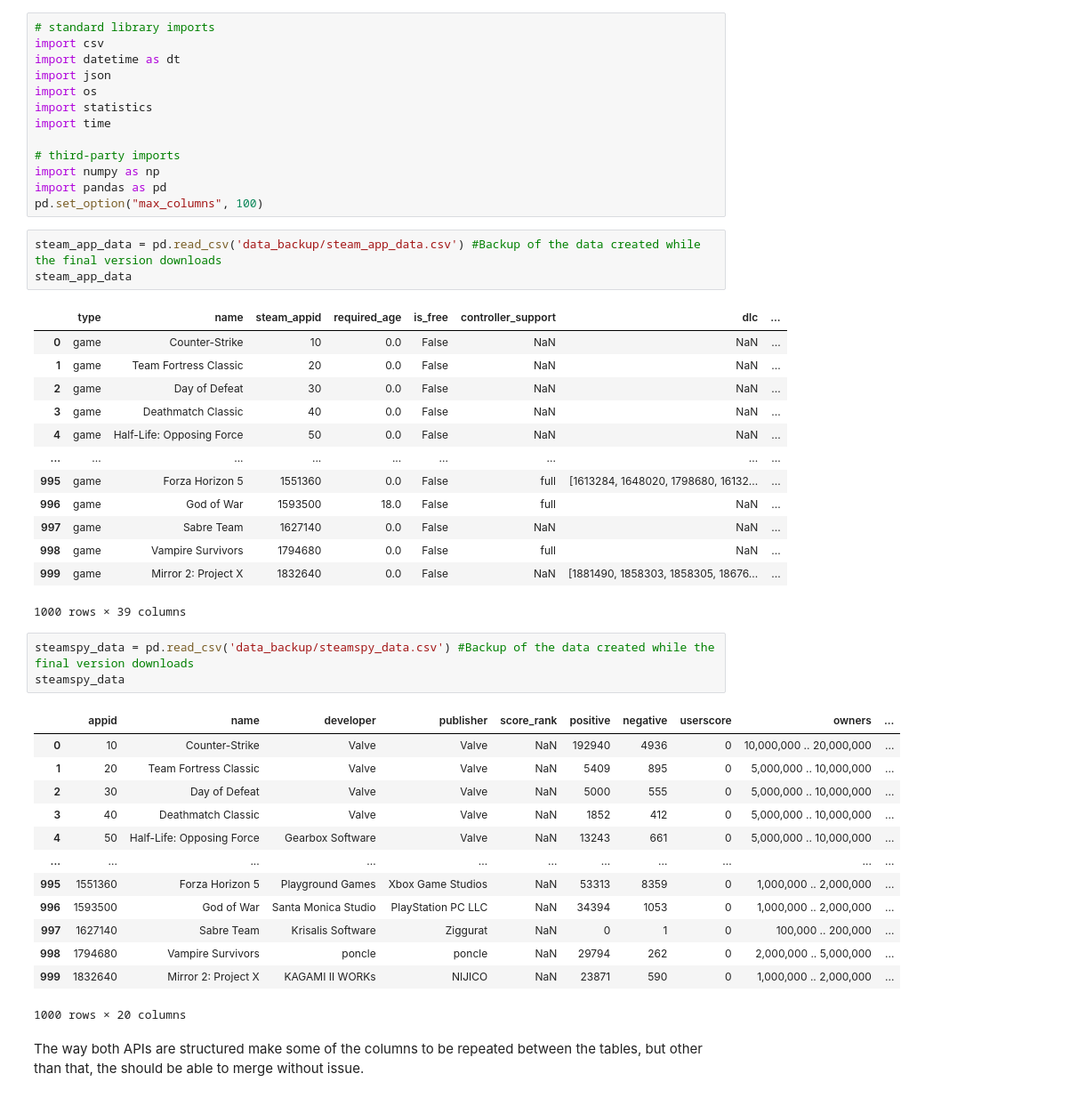
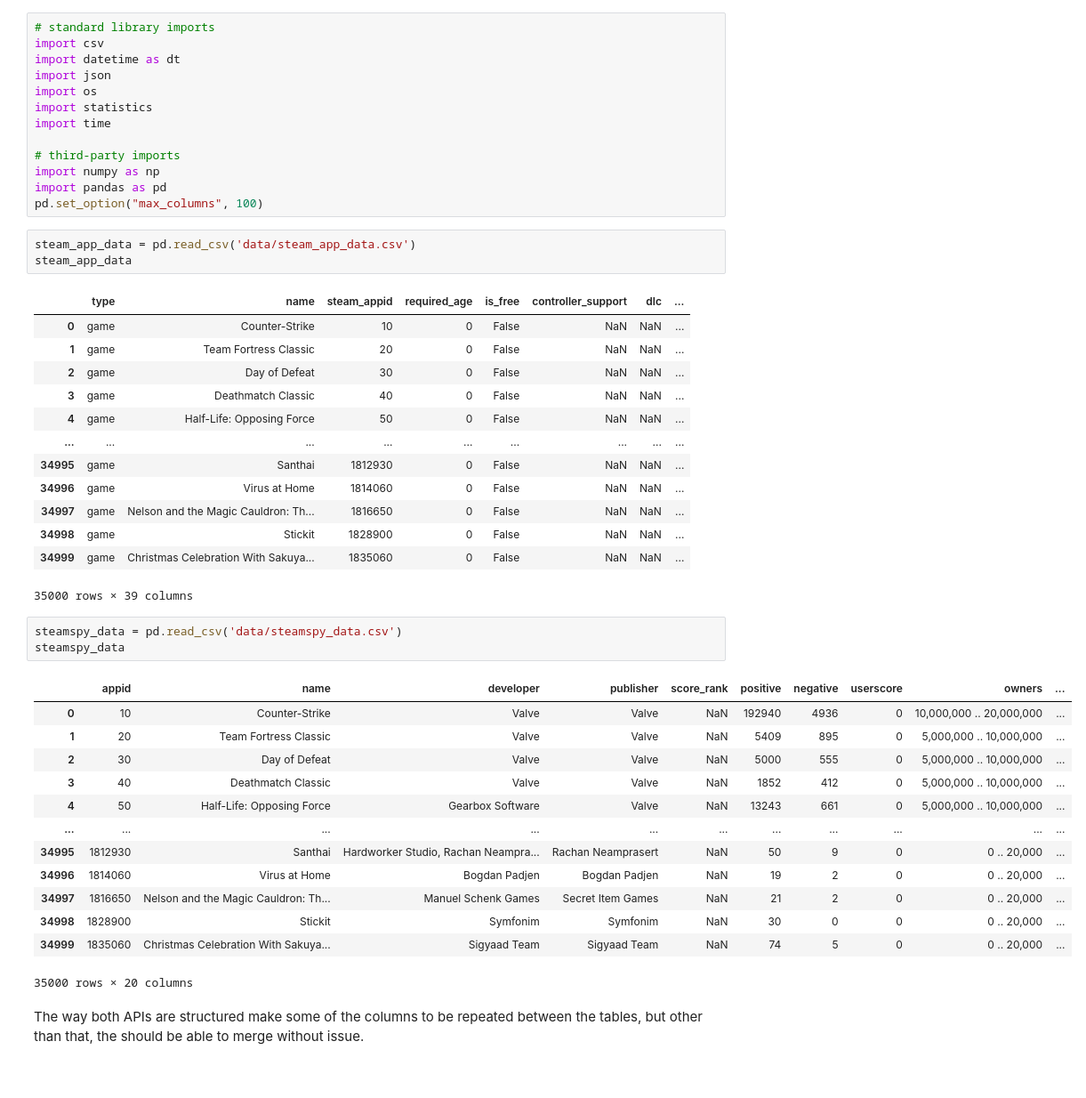
Before and after one commit to cargide/steam-store-analysis, a Jupyter notebook: 2-cleanup.ipynb, the cells around one changed output. Shown at 89% size. Drawn from its saved outputs; the diff is of its cells as text.

```diff
--- a/2-cleanup.ipynb
+++ b/2-cleanup.ipynb
@@ -17,39 +17,39 @@ import numpy as np
 import pandas as pd
 pd.set_option("max_columns", 100)
 # %%
-steam_app_data = pd.read_csv('data_backup/steam_app_data.csv') #Backup of the data created while the final version downloads
+steam_app_data = pd.read_csv('data/steam_app_data.csv')
 steam_app_data
 # %% [output]
 |  | type | name | steam_appid | required_age | is_free | controller_support | dlc | ... |
-| 0 | game | Counter-Strike | 10 | 0.0 | False | NaN | NaN | ... |
-| 1 | game | Team Fortress Classic | 20 | 0.0 | False | NaN | NaN | ... |
-| 2 | game | Day of Defeat | 30 | 0.0 | False | NaN | NaN | ... |
-| 3 | game | Deathmatch Classic | 40 | 0.0 | False | NaN | NaN | ... |
-| 4 | game | Half-Life: Opposing Force | 50 | 0.0 | False | NaN | NaN | ... |
+| 0 | game | Counter-Strike | 10 | 0 | False | NaN | NaN | ... |
+| 1 | game | Team Fortress Classic | 20 | 0 | False | NaN | NaN | ... |
+| 2 | game | Day of Defeat | 30 | 0 | False | NaN | NaN | ... |
+| 3 | game | Deathmatch Classic | 40 | 0 | False | NaN | NaN | ... |
+| 4 | game | Half-Life: Opposing Force | 50 | 0 | False | NaN | NaN | ... |
 | ... | ... | ... | ... | ... | ... | ... | ... | ... |
-| 995 | game | Forza Horizon 5 | 1551360 | 0.0 | False | full | [1613284, 1648020, 1798680, 16132... | ... |
-| 996 | game | God of War | 1593500 | 18.0 | False | full | NaN | ... |
-| 997 | game | Sabre Team | 1627140 | 0.0 | False | NaN | NaN | ... |
-| 998 | game | Vampire Survivors | 1794680 | 0.0 | False | full | NaN | ... |
-| 999 | game | Mirror 2: Project X | 1832640 | 0.0 | False | NaN | [1881490, 1858303, 1858305, 18676... | ... |
+| 34995 | game | Santhai | 1812930 | 0 | False | NaN | NaN | ... |
+| 34996 | game | Virus at Home | 1814060 | 0 | False | NaN | NaN | ... |
+| 34997 | game | Nelson and the Magic Cauldron: Th... | 1816650 | 0 | False | NaN | NaN | ... |
+| 34998 | game | Stickit | 1828900 | 0 | False | NaN | NaN | ... |
+| 34999 | game | Christmas Celebration With Sakuya... | 1835060 | 0 | False | NaN | NaN | ... |
-1000 rows × 39 columns
+35000 rows × 39 columns
 # %%
-steamspy_data = pd.read_csv('data_backup/steamspy_data.csv') #Backup of the data created while the final version downloads
+steamspy_data = pd.read_csv('data/steamspy_data.csv')
 steamspy_data
 # %% [output]
 |  | appid | name | developer | publisher | score_rank | positive | negative | userscore | owners | ... |
 | 0 | 10 | Counter-Strike | Valve | Valve | NaN | 192940 | 4936 | 0 | 10,000,000 .. 20,000,000 | ... |
 | 1 | 20 | Team Fortress Classic | Valve | Valve | NaN | 5409 | 895 | 0 | 5,000,000 .. 10,000,000 | ... |
 | 2 | 30 | Day of Defeat | Valve | Valve | NaN | 5000 | 555 | 0 | 5,000,000 .. 10,000,000 | ... |
 | 3 | 40 | Deathmatch Classic | Valve | Valve | NaN | 1852 | 412 | 0 | 5,000,000 .. 10,000,000 | ... |
 | 4 | 50 | Half-Life: Opposing Force | Gearbox Software | Valve | NaN | 13243 | 661 | 0 | 5,000,000 .. 10,000,000 | ... |
 | ... | ... | ... | ... | ... | ... | ... | ... | ... | ... | ... |
-| 995 | 1551360 | Forza Horizon 5 | Playground Games | Xbox Game Studios | NaN | 53313 | 8359 | 0 | 1,000,000 .. 2,000,000 | ... |
-| 996 | 1593500 | God of War | Santa Monica Studio | PlayStation PC LLC | NaN | 34394 | 1053 | 0 | 1,000,000 .. 2,000,000 | ... |
-| 997 | 1627140 | Sabre Team | Krisalis Software | Ziggurat | NaN | 0 | 1 | 0 | 100,000 .. 200,000 | ... |
-| 998 | 1794680 | Vampire Survivors | poncle | poncle | NaN | 29794 | 262 | 0 | 2,000,000 .. 5,000,000 | ... |
-| 999 | 1832640 | Mirror 2: Project X | KAGAMI Ⅱ WORKs | NIJICO | NaN | 23871 | 590 | 0 | 1,000,000 .. 2,000,000 | ... |
+| 34995 | 1812930 | Santhai | Hardworker Studio, Rachan Neampra... | Rachan Neamprasert | NaN | 50 | 9 | 0 | 0 .. 20,000 | ... |
+| 34996 | 1814060 | Virus at Home | Bogdan Padjen | Bogdan Padjen | NaN | 19 | 2 | 0 | 0 .. 20,000 | ... |
+| 34997 | 1816650 | Nelson and the Magic Cauldron: Th... | Manuel Schenk Games | Secret Item Games | NaN | 21 | 2 | 0 | 0 .. 20,000 | ... |
+| 34998 | 1828900 | Stickit | Symfonim | Symfonim | NaN | 30 | 0 | 0 | 0 .. 20,000 | ... |
+| 34999 | 1835060 | Christmas Celebration With Sakuya... | Sigyaad Team | Sigyaad Team | NaN | 74 | 5 | 0 | 0 .. 20,000 | ... |
-1000 rows × 20 columns
+35000 rows × 20 columns
 # %% [markdown]
 The way both APIs are structured make some of the columns to be repeated between the tables, but other than that, the should be able to merge without issue.
 # %%
```
Also changed, not shown: parts of 64 cells of this notebook, 1 other file.
